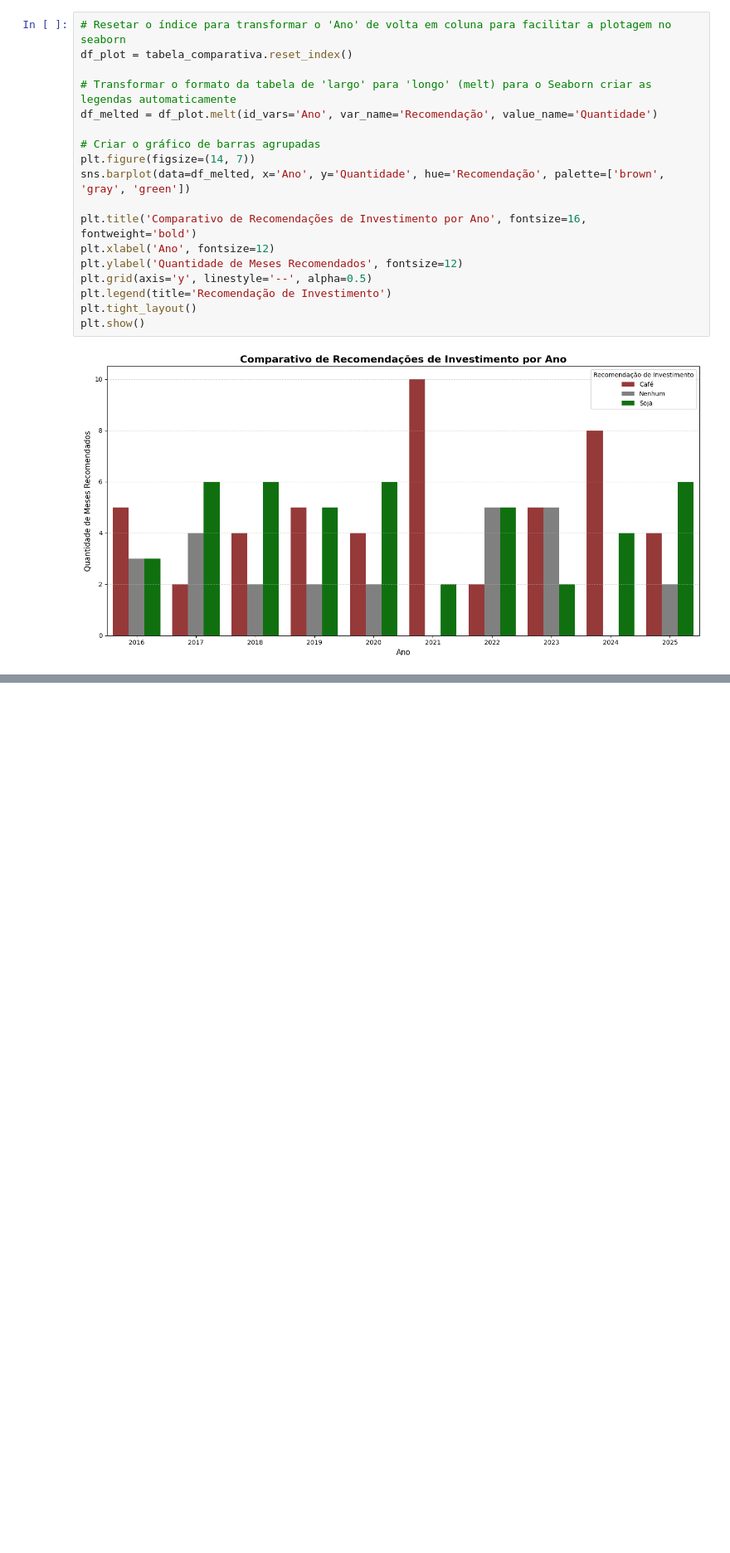
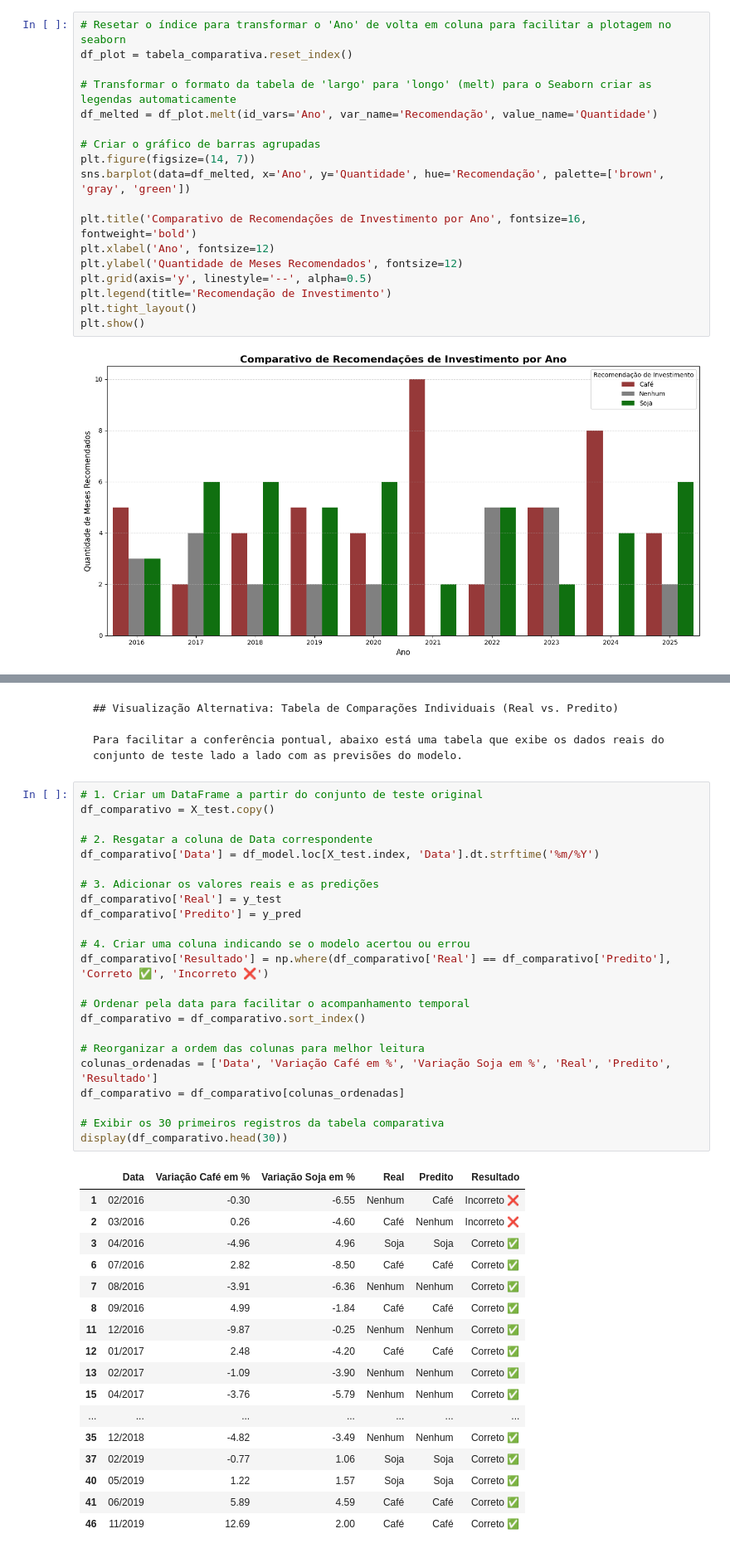
Before and after one commit to vitorjensen/Python_para_Analise_de_Dados, a Jupyter notebook: Projetos/Classificação de Commodities Agrícolas com Naive Bayes/Classificação de Commodities Agrícolas com Naive Bayes.ipynb, the cells around one changed output, grey strips where cells are left out. Shown at 83% size. Cells and saved outputs as stored; diff of their text form; blank space fills up the shorter version.

````diff
--- a/Projetos/Classificação de Commodities Agrícolas com Naive Bayes/Classificação de Commodities Agrícolas com Naive Bayes.ipynb
+++ b/Projetos/Classificação de Commodities Agrícolas com Naive Bayes/Classificação de Commodities Agrícolas com Naive Bayes.ipynb
@@ -207,0 +254,47 @@ plt.show()
+# %% [markdown]
+```markdown
+## Visualização Alternativa: Tabela de Comparações Individuais (Real vs. Predito)
+
+Para facilitar a conferência pontual, abaixo está uma tabela que exibe os dados reais do conjunto de teste lado a lado com as previsões do modelo.
+```
+# %%
+# 1. Criar um DataFrame a partir do conjunto de teste original
+df_comparativo = X_test.copy()
+
+# 2. Resgatar a coluna de Data correspondente
+df_comparativo['Data'] = df_model.loc[X_test.index, 'Data'].dt.strftime('%m/%Y')
+
+# 3. Adicionar os valores reais e as predições
+df_comparativo['Real'] = y_test
+df_comparativo['Predito'] = y_pred
+
+# 4. Criar uma coluna indicando se o modelo acertou ou errou
+df_comparativo['Resultado'] = np.where(df_comparativo['Real'] == df_comparativo['Predito'], 'Correto ✅', 'Incorreto ❌')
+
+# Ordenar pela data para facilitar o acompanhamento temporal
+df_comparativo = df_comparativo.sort_index()
+
+# Reorganizar a ordem das colunas para melhor leitura
+colunas_ordenadas = ['Data', 'Variação Café em %', 'Variação Soja em %', 'Real', 'Predito', 'Resultado']
+df_comparativo = df_comparativo[colunas_ordenadas]
+
+# Exibir os 30 primeiros registros da tabela comparativa
+display(df_comparativo.head(30))
+# %% [output]
+|  | Data | Variação Café em % | Variação Soja em % | Real | Predito | Resultado |
+| 1 | 02/2016 | -0.30 | -6.55 | Nenhum | Café | Incorreto ❌ |
+| 2 | 03/2016 | 0.26 | -4.60 | Café | Nenhum | Incorreto ❌ |
+| 3 | 04/2016 | -4.96 | 4.96 | Soja | Soja | Correto ✅ |
+| 6 | 07/2016 | 2.82 | -8.50 | Café | Café | Correto ✅ |
+| 7 | 08/2016 | -3.91 | -6.36 | Nenhum | Nenhum | Correto ✅ |
+| 8 | 09/2016 | 4.99 | -1.84 | Café | Café | Correto ✅ |
+| 11 | 12/2016 | -9.87 | -0.25 | Nenhum | Nenhum | Correto ✅ |
+| 12 | 01/2017 | 2.48 | -4.20 | Café | Café | Correto ✅ |
+| 13 | 02/2017 | -1.09 | -3.90 | Nenhum | Nenhum | Correto ✅ |
+| 15 | 04/2017 | -3.76 | -5.79 | Nenhum | Nenhum | Correto ✅ |
+| ... | ... | ... | ... | ... | ... | ... |
+| 35 | 12/2018 | -4.82 | -3.49 | Nenhum | Nenhum | Correto ✅ |
+| 37 | 02/2019 | -0.77 | 1.06 | Soja | Soja | Correto ✅ |
+| 40 | 05/2019 | 1.22 | 1.57 | Soja | Soja | Correto ✅ |
+| 41 | 06/2019 | 5.89 | 4.59 | Café | Café | Correto ✅ |
+| 46 | 11/2019 | 12.69 | 2.00 | Café | Café | Correto ✅ |
````
Also changed, not shown: parts of 7 cells of this notebook.
